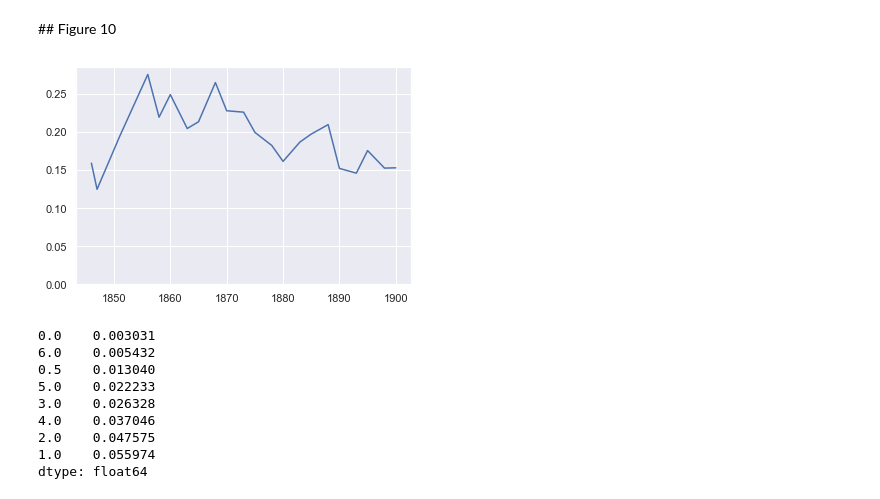
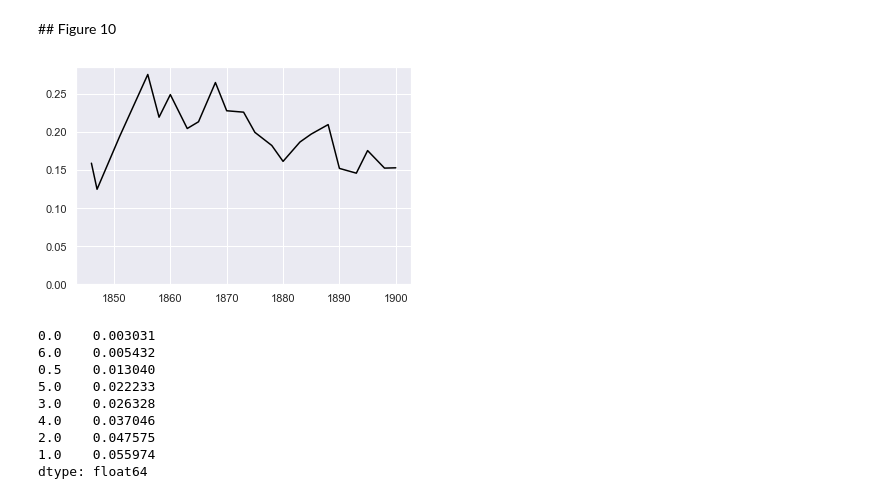
Before and after one commit to Living-with-machines/PressDirectories, a Jupyter notebook: code/2_Analysis.ipynb, the cells around one changed output. Drawn from its saved outputs; the diff is of its cells as text; code cells hidden in the pictures.

```diff
--- a/code/2_Analysis.ipynb
+++ b/code/2_Analysis.ipynb
@@ -197,10 +197,10 @@ fig.savefig(figures_path / 'figure_9_r.png')
 ## Figure 10
 # %%
 
-fig = d.plot(legend=False,ylim=(.0,max(d.values)[0]+.01)).get_figure()
+fig = d.plot(color='black',legend=False,ylim=(.0,max(d.values)[0]+.01)).get_figure()
 fig.savefig(figures_path / 'figure_10_l.png')
 # %% [output]
-[figure, old version]
+[figure, new version]
 # %%
 labels = selected_prices
 
```
Also changed, not shown: parts of 8 cells of this notebook, 1 other file.
